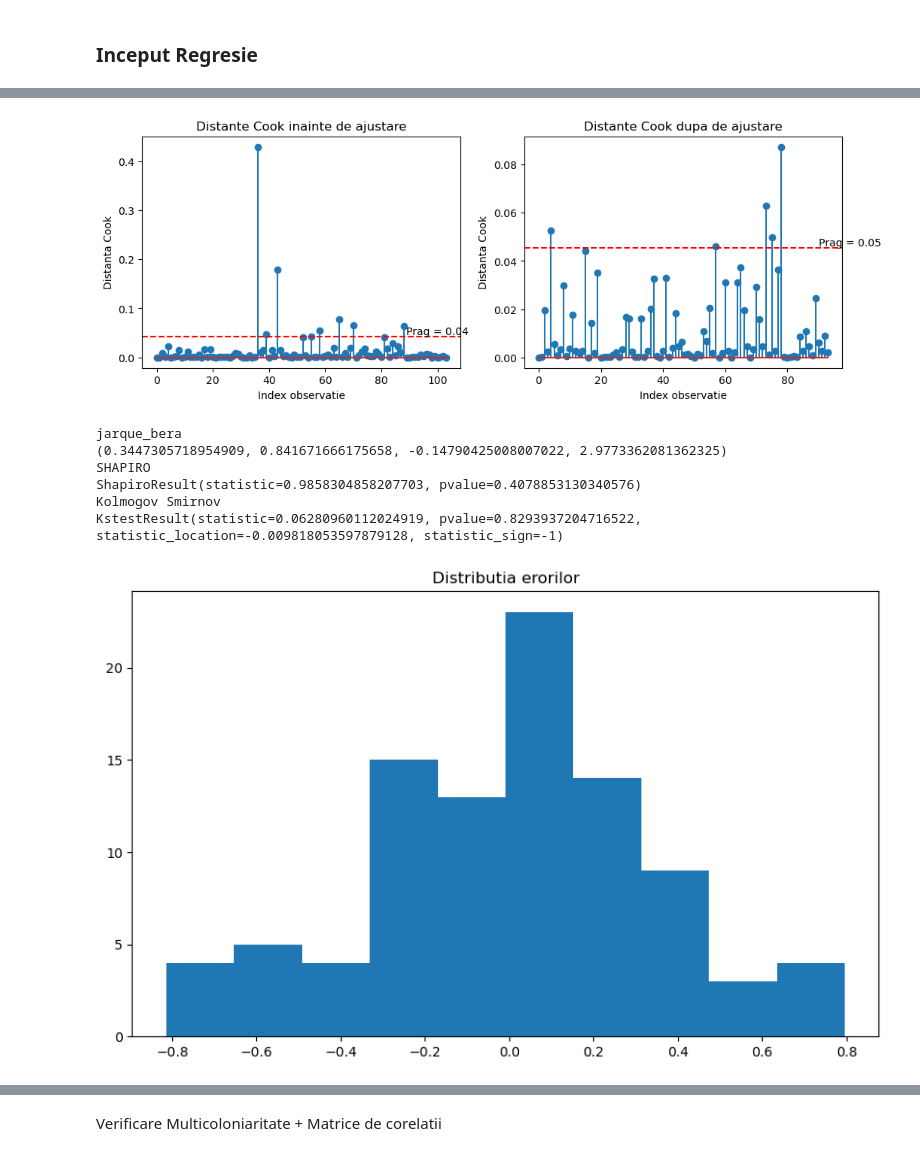
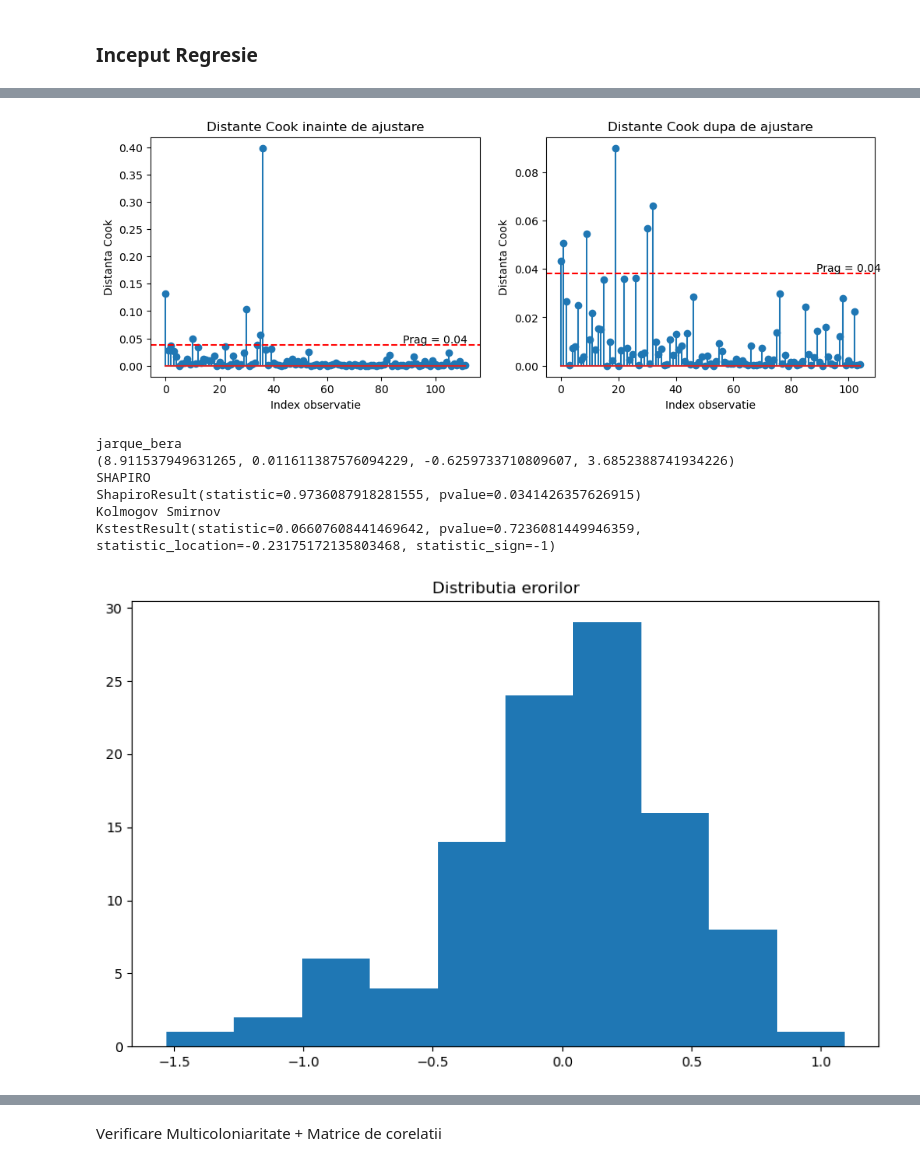
Before and after one commit to srvalex/Econometrie, a Jupyter notebook: Model2.ipynb, the cells around one changed output, grey strips where cells are left out. Cells and saved outputs as stored; diff of their text form; code cells hidden in the pictures.

```diff
--- a/Model2.ipynb
+++ b/Model2.ipynb
@@ -112 +127,9 @@ df['Region_2'] = df.apply(lambda x: 'Asia' if x['Region'] in Asia else
                                               'Africa' if x.name in African_countries else 'Middle East',axis=1)
+# %%
+df.loc[df['Region_2']=='Middle East','Region_2'] = 'Middle_East'
+continents = df['Region_2'].drop_duplicates()
+for continent in continents:
+    conditie = df['Region_2'] == continent
+    # print(sum(conditie))
+    df[continent] = 0
+    df.loc[conditie,continent] = 1
@@ -112,0 +184,17 @@ df['Region_2'] = df.apply(lambda x: 'Asia' if x['Region'] in Asia else
+# %%
+variabile = ['GDP_capita_logged','Social_support', 'Life_expectancy', 'Freedom', 'Generosity','Coruption']
+X = df[variabile].values
+X_scaled = StandardScaler().fit_transform(X)
+inertias = []
+
+for k in range(1, 8):
+    km = KMeans(n_clusters=k, random_state=42, n_init=10)
+    km.fit(X_scaled)
+    inertias.append(km.inertia_)
+
+plt.figure()
+plt.plot(range(1, 8), inertias, marker='o')
+plt.xlabel("Number of clusters (k)")
+plt.ylabel("WCSS (Inertia)")
+plt.title("Elbow Method for K-means")
+plt.show()
@@ -113,7 +205,11 @@ df['Region_2'] = df.apply(lambda x: 'Asia' if x['Region'] in Asia else
 # %% [markdown]
 ### Spargere in train_test stratificat
 # %%
-df_train = df.groupby('Region').sample(frac=0.75)
+df['cluster'] = KMeans(n_clusters=2,random_state=42,n_init=10).fit_predict(X_scaled)
+print(df['cluster'].value_counts(normalize=True))
+df_train = df.groupby('cluster').sample(frac=0.8)
 index_train = df_train.index
 conditie = ~df.index.isin(index_train)
 df_test = df[conditie].copy()
+print(len(df_test['cluster'].value_counts(normalize=True)))
+print(len(df_train['cluster'].value_counts(normalize=True)))
@@ -126,12 +223,10 @@ print(len(df_train['Region_2'].value_counts(normalize=True)))
 # %% [markdown]
 ### Inceput Regresie
 # %%
-regresie = smf.ols('happy ~ Social_support + Coruption +GDP_capita_logged + Freedom',data=df_train).fit()
+regresie = smf.ols('happy ~ GDP_capita_logged + Social_support + Freedom + South_America',data=df_train).fit()
 print(regresie.summary())
 exog = regresie.model.exog
 fit = regresie.fittedvalues
-weigths = 1 / (np.power(fit,2))
-wls = sm.WLS(df_train.loc[df_train.dropna().index,'happy'],exog=exog,weights=weigths).fit()
 # %% [output]
                             OLS Regression Results
 ==============================================================================
@@ -248,41 +354,40 @@ ax1.text(100,
         va="bottom",
         ha="center"
         )
-regresie_cook = smf.ols('happy ~Social_support + '
-                            '+ Coruption +GDP_capita_logged + Freedom',data=df_with_cook).fit()
+regresie_cook = smf.ols('happy ~ GDP_capita_logged + Social_support + Freedom + South_America',data=df_with_cook).fit()
 exog = regresie.model.exog
 fit = regresie.fittedvalues
 
 
 influence = regresie_cook.get_influence()
 cooks_d, p_values = influence.cooks_distance
 # df_with_cook = df.copy()
 df_with_cook['cooks_d'] = cooks_d
 influential = df_with_cook[df_with_cook['cooks_d'] > 4 / len(df_with_cook)]
-df_with_cook.drop(index=influential.index,inplace=True)
+# df_with_cook.drop(index=influential.index,inplace=True)
 ax2.stem(cooks_d)
 ax2.set_xlabel('Index observatie')
 ax2.set_ylabel("Distanta Cook")
 ax2.set_title("Distante Cook dupa de ajustare")
 ax2.axhline(4 / len(df_with_cook),linestyle="--",color="red")
 ax2.text(100,
          4 / len(df_with_cook),
         f"Prag = {np.round(4 / len(df_with_cook),2)}",
         va="bottom",
         ha="center"
         )
 plt.show()
 
 testare_normalitate(regresie=regresie_cook,bins=10)
 # %% [output]
-[figure, old version]
+[figure, new version]
 jarque_bera
-(0.3447305718954909, 0.841671666175658, -0.14790425008007022, 2.9773362081362325)
+(8.911537949631265, 0.011611387576094229, -0.6259733710809607, 3.6852388741934226)
 SHAPIRO
-ShapiroResult(statistic=0.9858304858207703, pvalue=0.4078853130340576)
+ShapiroResult(statistic=0.9736087918281555, pvalue=0.0341426357626915)
 Kolmogov Smirnov
-KstestResult(statistic=0.06280960112024919, pvalue=0.8293937204716522, statistic_location=-0.009818053597879128, statistic_sign=-1)
+KstestResult(statistic=0.06607608441469642, pvalue=0.7236081449946359, statistic_location=-0.23175172135803468, statistic_sign=-1)
-[figure, old version]
+[figure, new version]
 # %%
 
 # influence = regresie_cook.get_influence()
```
Also changed, not shown: parts of 82 cells of this notebook.
